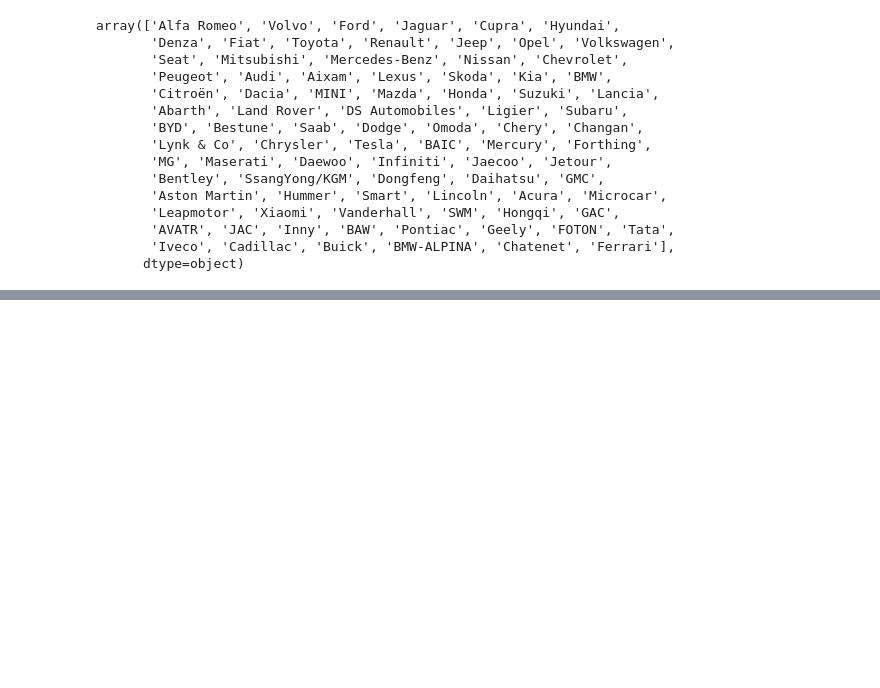
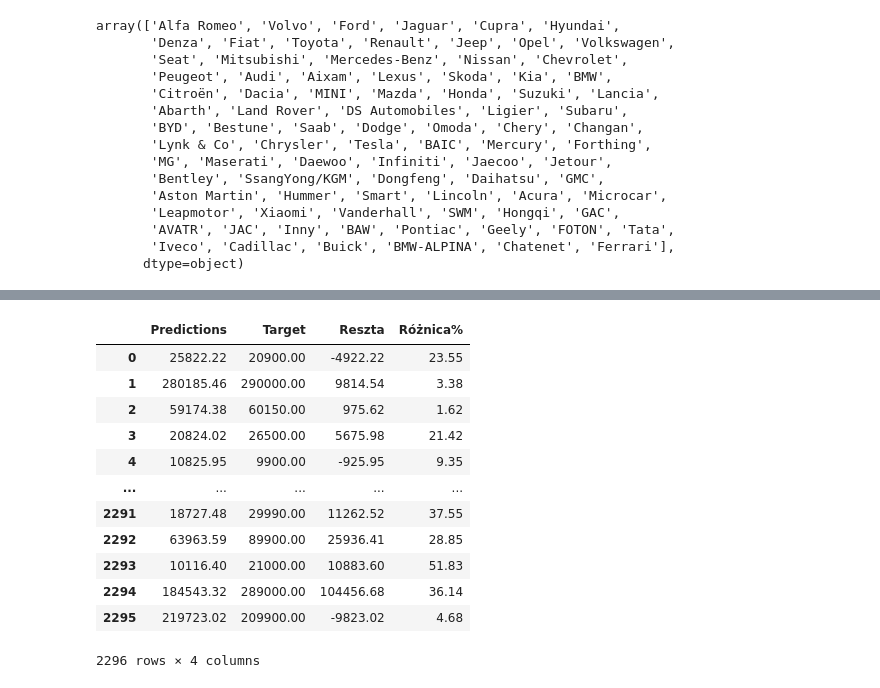
Before and after one commit to Maxik121/Otomoto-Data-Analysis, a Jupyter notebook: predictive_model.ipynb, the cells around one changed output, grey strips where cells are left out. Drawn from its saved outputs; the diff is of its cells as text; code cells hidden in the pictures; blank space fills up the shorter version.

```diff
--- a/predictive_model.ipynb
+++ b/predictive_model.ipynb
@@ -410,0 +447,3 @@ array(['Alfa Romeo', 'Volvo', 'Ford', 'Jaguar', 'Cupra', 'Hyundai',
+# %%
+df_pf['Target'] = np.exp(y_test)
+df_pf.head()
@@ -410,0 +457,3 @@ array(['Alfa Romeo', 'Volvo', 'Ford', 'Jaguar', 'Cupra', 'Hyundai',
+# %%
+y_test = y_test.reset_index(drop=True)
+y_test.head()
@@ -410,0 +467,3 @@ array(['Alfa Romeo', 'Volvo', 'Ford', 'Jaguar', 'Cupra', 'Hyundai',
+# %%
+df_pf['Target'] = np.exp(y_test)
+df_pf.head(10)
@@ -410,0 +482,20 @@ array(['Alfa Romeo', 'Volvo', 'Ford', 'Jaguar', 'Cupra', 'Hyundai',
+# %%
+df_pf['Reszta'] = df_pf['Target'] - df_pf['Predictions']
+# %%
+df_pf['Różnica%'] = np.absolute(df_pf['Reszta']/df_pf['Target']*100)
+pd.reset_option('display.max_rows')
+df_pf
+# %% [output]
+|  | Predictions | Target | Reszta | Różnica% |
+| 0 | 25822.22 | 20900.00 | -4922.22 | 23.55 |
+| 1 | 280185.46 | 290000.00 | 9814.54 | 3.38 |
+| 2 | 59174.38 | 60150.00 | 975.62 | 1.62 |
+| 3 | 20824.02 | 26500.00 | 5675.98 | 21.42 |
+| 4 | 10825.95 | 9900.00 | -925.95 | 9.35 |
+| ... | ... | ... | ... | ... |
+| 2291 | 18727.48 | 29990.00 | 11262.52 | 37.55 |
+| 2292 | 63963.59 | 89900.00 | 25936.41 | 28.85 |
+| 2293 | 10116.40 | 21000.00 | 10883.60 | 51.83 |
+| 2294 | 184543.32 | 289000.00 | 104456.68 | 36.14 |
+| 2295 | 219723.02 | 209900.00 | -9823.02 | 4.68 |
+2296 rows × 4 columns
```
Also changed, not shown: parts of 11 cells of this notebook.
